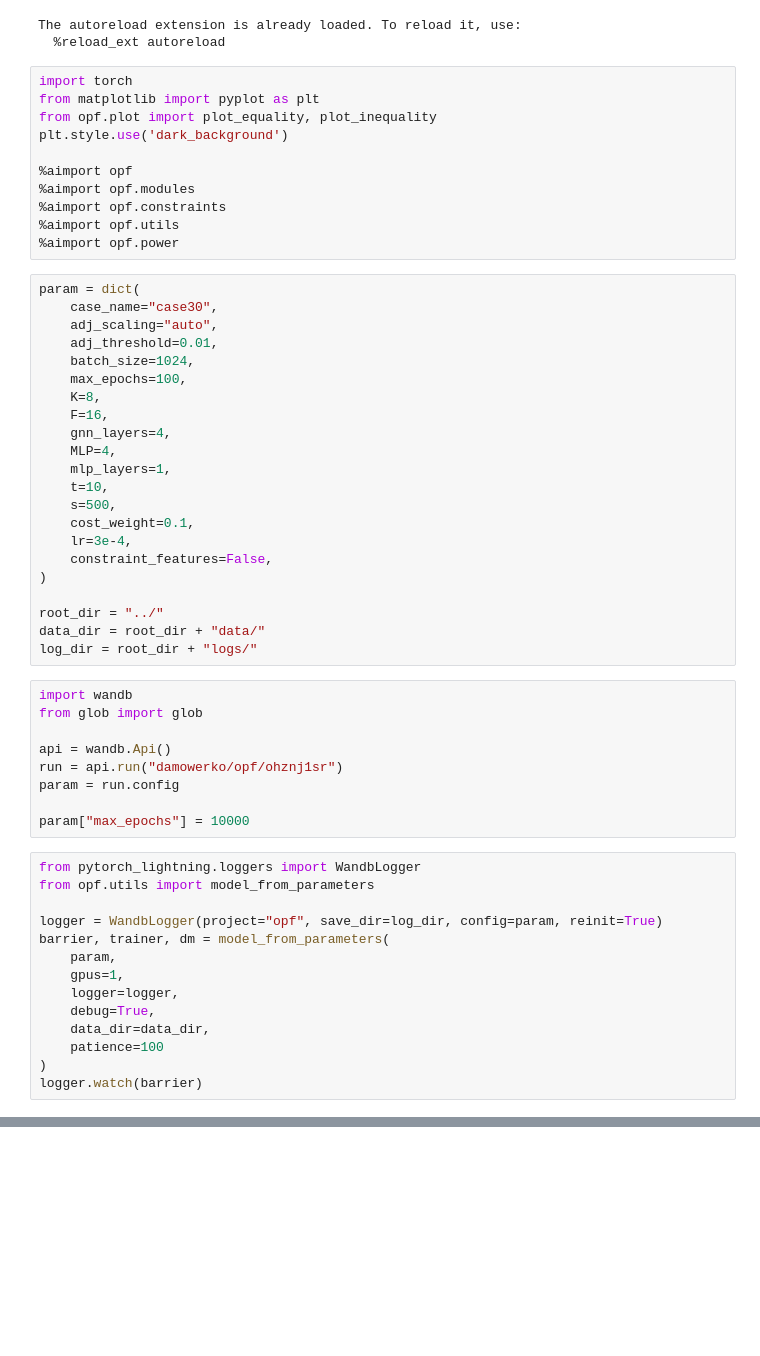
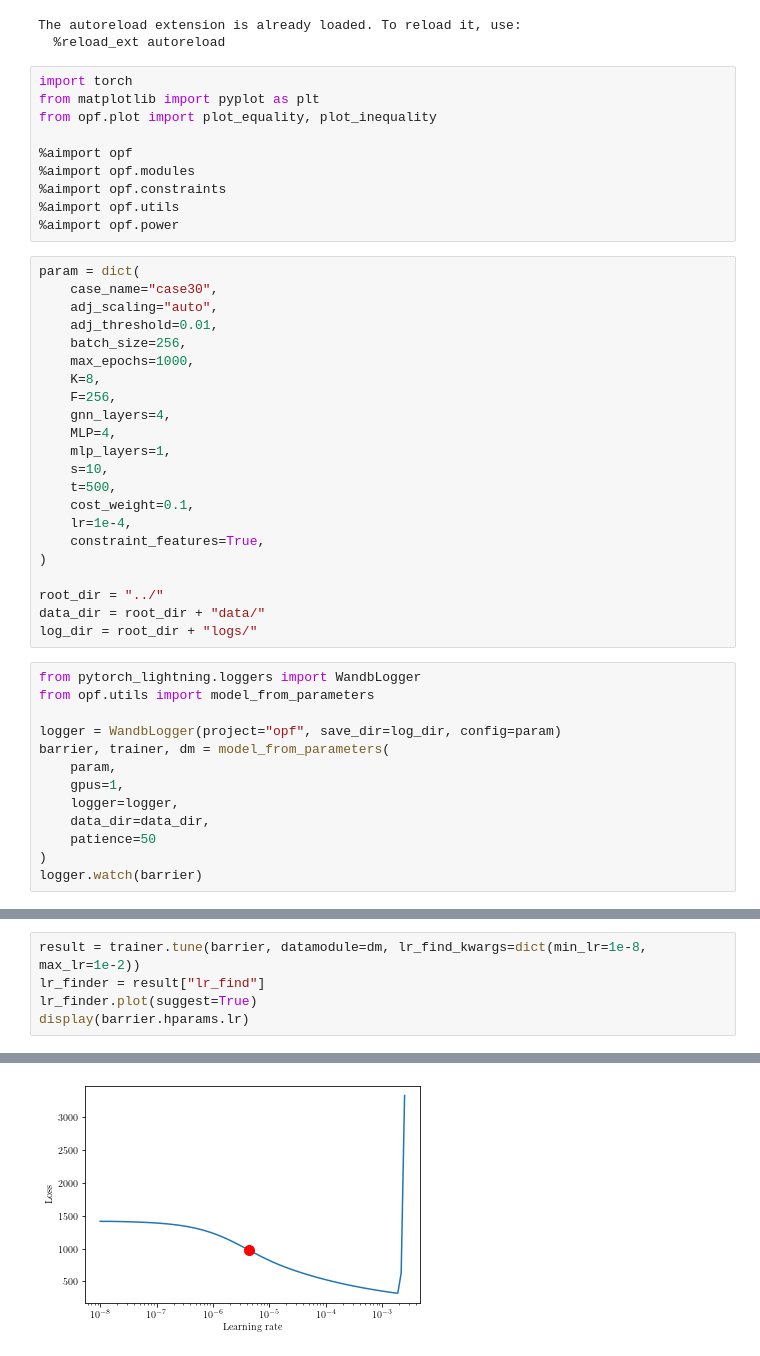
Before and after one commit to Damowerko/opf, a Jupyter notebook: notebooks/constrained.ipynb, the cells around one changed output, grey strips where cells are left out. Drawn from its saved outputs; the diff is of its cells as text; blank space fills up the shorter version.

```diff
--- a/notebooks/constrained.ipynb
+++ b/notebooks/constrained.ipynb
@@ -8,7 +8,6 @@ The autoreload extension is already loaded. To reload it, use:
 import torch
 from matplotlib import pyplot as plt
 from opf.plot import plot_equality, plot_inequality
-plt.style.use('dark_background')
 
 %aimport opf
 %aimport opf.modules
@@ -20,44 +19,34 @@ param = dict(
     case_name="case30",
     adj_scaling="auto",
     adj_threshold=0.01,
-    batch_size=1024,
-    max_epochs=100,
+    batch_size=256,
+    max_epochs=1000,
     K=8,
-    F=16,
+    F=256,
     gnn_layers=4,
     MLP=4,
     mlp_layers=1,
-    t=10,
-    s=500,
+    s=10,
+    t=500,
     cost_weight=0.1,
-    lr=3e-4,
-    constraint_features=False,
+    lr=1e-4,
+    constraint_features=True,
 )
 
 root_dir = "../"
 data_dir = root_dir + "data/"
 log_dir = root_dir + "logs/"
-# %%
-import wandb
-from glob import glob
-
-api = wandb.Api()
-run = api.run("damowerko/opf/ohznj1sr")
-param = run.config
-
-param["max_epochs"] = 10000
 # %%
 from pytorch_lightning.loggers import WandbLogger
 from opf.utils import model_from_parameters
 
-logger = WandbLogger(project="opf", save_dir=log_dir, config=param, reinit=True)
+logger = WandbLogger(project="opf", save_dir=log_dir, config=param)
 barrier, trainer, dm = model_from_parameters(
     param,
     gpus=1,
     logger=logger,
-    debug=True,
     data_dir=data_dir,
-    patience=100
+    patience=50
 )
 logger.watch(barrier)
 # %% [output]
@@ -72,0 +62,6 @@ Run data is saved locally in ../logs/wandb/run-20210720_103514-ojh5wzkw
+# %%
+result = trainer.tune(barrier, datamodule=dm, lr_find_kwargs=dict(min_lr=1e-8, max_lr=1e-2))
+lr_finder = result["lr_find"]
+lr_finder.plot(suggest=True)
+display(barrier.hparams.lr)
+# %% [output]
@@ -73,3 +82,4 @@ Run data is saved locally in ../logs/wandb/run-20210720_103514-ojh5wzkw
+[figure, added]
 # %%
 trainer.fit(barrier, dm)
 # %% [output]
```
Also changed, not shown: parts of 9 cells of this notebook, 8 other files.
